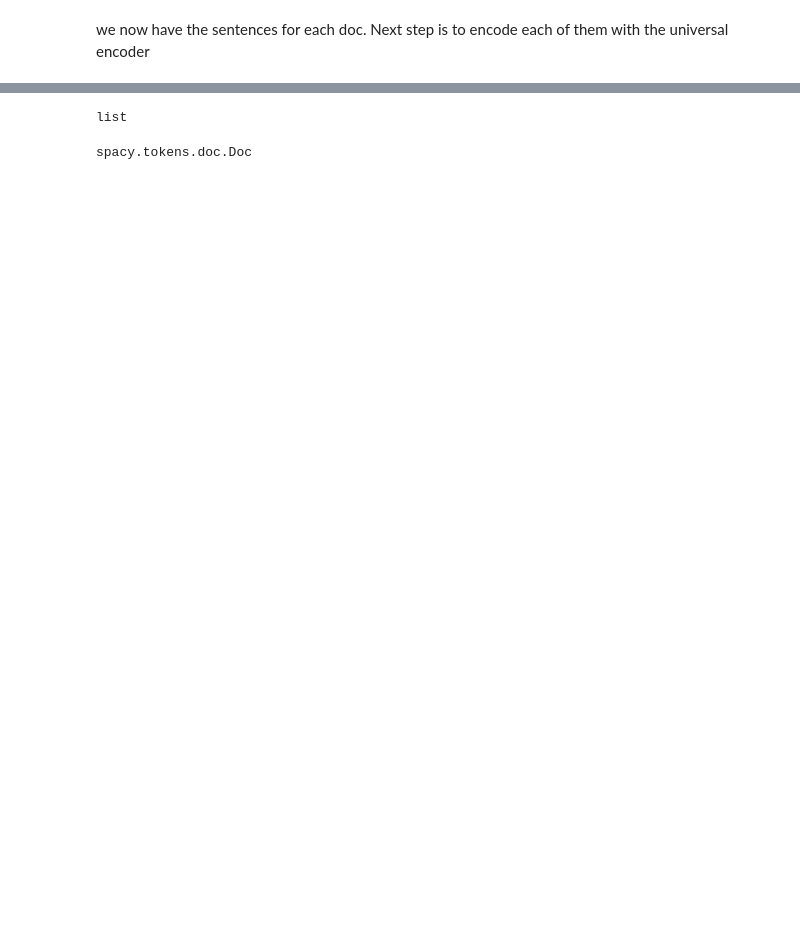
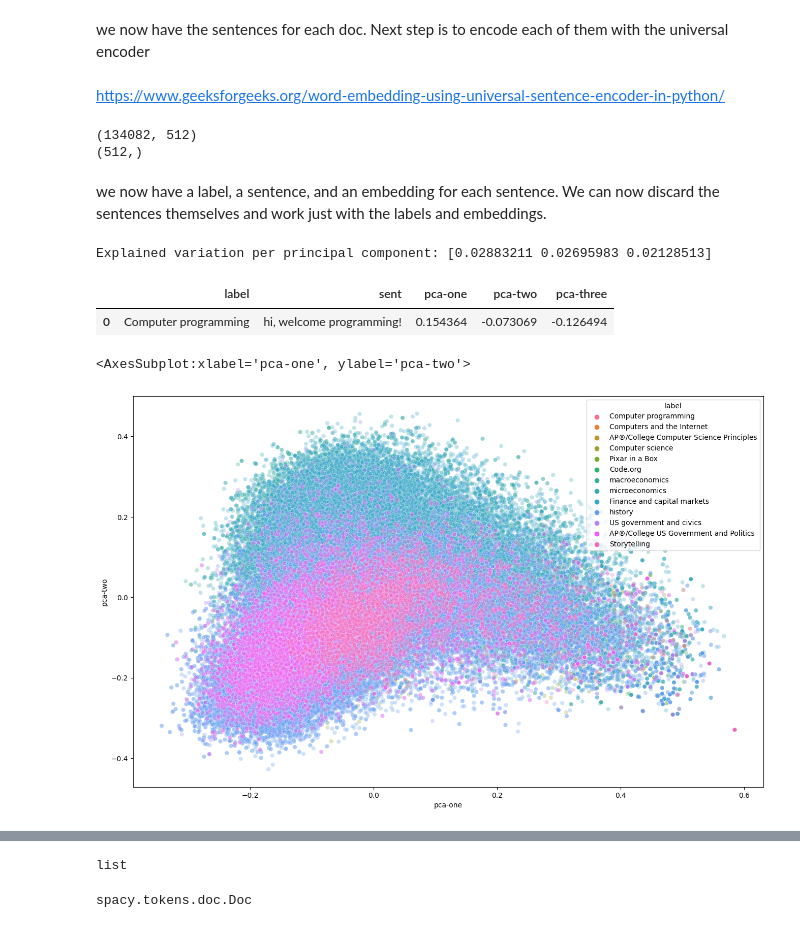
Before and after one commit to GrantFass/cs4981GraphML, a Jupyter notebook: node_embedding.ipynb, the cells around one changed output, grey strips where cells are left out. Saved outputs shown, nothing was run; the diff lists cells and outputs as text; code cells hidden in the pictures; blank space fills up the shorter version.

```diff
--- a/node_embedding.ipynb
+++ b/node_embedding.ipynb
@@ -149,2 +162,51 @@ list
 # %% [markdown]
 we now have the sentences for each doc. Next step is to encode each of them with the universal encoder
+# %% [markdown]
+https://www.geeksforgeeks.org/word-embedding-using-universal-sentence-encoder-in-python/
+# %%
+# import necessary libraries
+import tensorflow_hub as hub
+
+# Load pre-trained universal sentence encoder model
+embed = hub.load("https://tfhub.dev/google/universal-sentence-encoder/4")
+# %%
+labels = result['label']
+sents = result['sent']
+embeddings = embed(sents)
+print(embeddings.shape)
+print(embeddings[0].shape)
+# %% [output]
+(134082, 512)
+(512,)
+# %% [markdown]
+we now have a label, a sentence, and an embedding for each sentence. We can now discard the sentences themselves and work just with the labels and embeddings.
+# %%
+y = labels
+x = embeddings
+
+
+pca = PCA(n_components=3)
+pca_result = pca.fit_transform(x)
+
+# result = pd.DataFrame()
+result['pca-one'] = pca_result[:,0]
+result['pca-two'] = pca_result[:,1]
+result['pca-three'] = pca_result[:,2]
+
+print('Explained variation per principal component: {}'.format(pca.explained_variance_ratio_))
+result.head(1)
+# %% [output]
+Explained variation per principal component: [0.02883211 0.02695983 0.02128513]
+|  | label | sent | pca-one | pca-two | pca-three |
+| 0 | Computer programming | hi, welcome programming! | 0.154364 | -0.073069 | -0.126494 |
+# %%
+plt.figure(figsize=(16,10))
+sns.scatterplot(
+    x=result["pca-one"], y=result["pca-two"],
+    hue=result["label"],
+    legend="full",
+    alpha=0.3
+)
+# %% [output]
+<AxesSubplot:xlabel='pca-one', ylabel='pca-two'>
+[figure, added]
```
Also changed, not shown: parts of 22 cells of this notebook, 1 other file.
